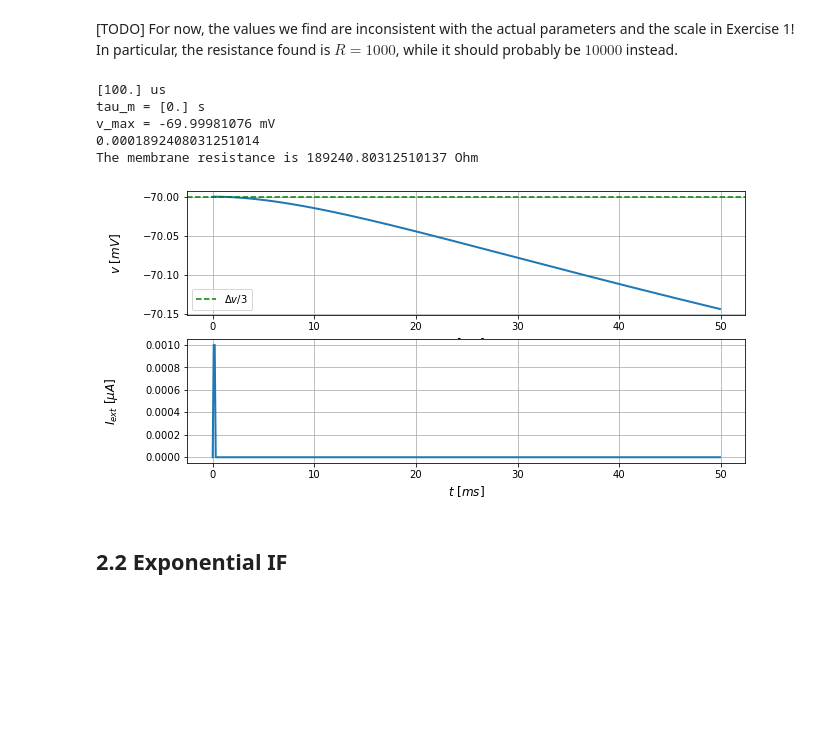
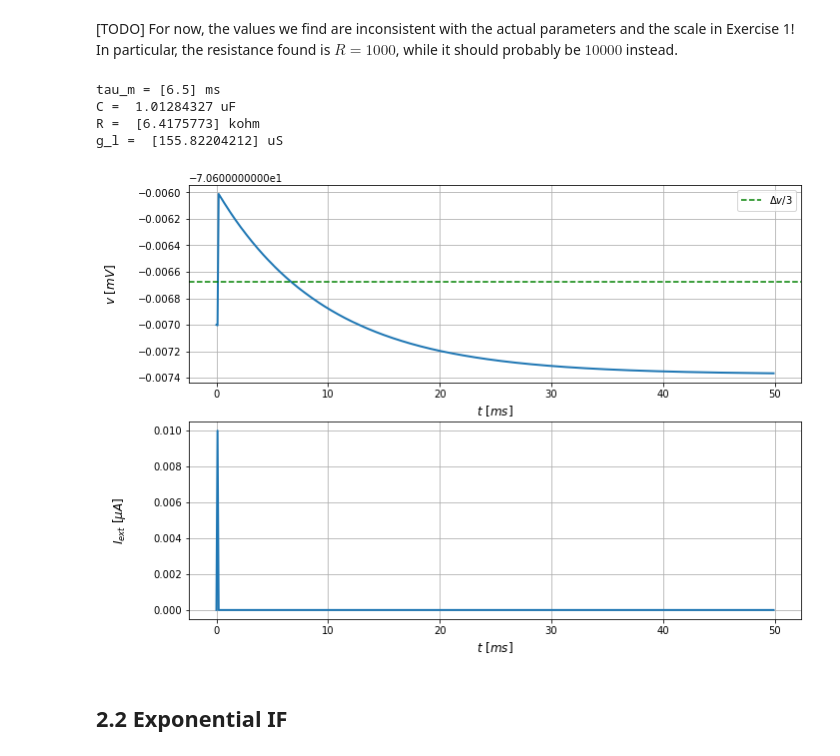
Before and after one commit to Thomas-debug-creator/SingleNeuron-HH2AdEx, a Jupyter notebook: cleaned_notebook.ipynb, the cells around one changed output. Cells and saved outputs as stored; diff of their text form; code cells hidden in the pictures; blank space fills up the shorter version.

```diff
--- a/cleaned_notebook.ipynb
+++ b/cleaned_notebook.ipynb
@@ -221,11 +221,11 @@ def simulate_HH_neuron_adaptive(input_current, simulation_time, ):
     neuron = b2.NeuronGroup(1, eqs, method="exponential_euler")
 
     # parameter initialization
-    neuron.vm = -70 * b2.mV
-    neuron.m = 0
-    neuron.h = 1
-    neuron.n = 0
-    neuron.p = 0
+    neuron.vm = -70.607 * b2.mV
+    neuron.m = 0.001459
+    neuron.h = 0.99972
+    neuron.n = 0.00584
+    neuron.p = 0.044756
 
     # tracking parameters
     st_mon = b2.StateMonitor(neuron, ["vm", "I_e", "m", "n", "h", "I_Na", "I_K", "I_M", "I_L", "p"], record=True)
@@ -704,63 +707,61 @@ We want to extract the passive membrane parameters by looking at plots of the ad
 [TODO] For now, the values we find are inconsistent with the actual parameters and the scale in Exercise 1! In particular, the resistance found is $R = 1000$, while it should probably be $10 000$ instead.
 # %%
 #time constant tau_m
-I_min = 1.0 *b2.namp
+I_min = 10 *b2.namp
 I_start = 1
-I_time = 1
+I_time = 0
 unit_time=0.1*b2.ms
 
 sim_time = 50
 current = input_factory.get_step_current(I_start, I_start + I_time, unit_time, I_min)
 state_monitor = simulate_HH_neuron_adaptive(current, sim_time * b2.ms)
 
-idx = np.argwhere(state_monitor.vm[0,0] - state_monitor.vm[0] > 1/3 * (state_monitor.vm[0,0] - max(state_monitor.vm[0])))
-
-v_line=state_monitor.vm[0,idx[1]]/b2.mV
+v_rest = state_monitor.vm[0,0]
+v_max = max(state_monitor.vm[0])
+idx = np.argwhere( state_monitor.vm[0] - v_rest < 1/3 * (v_max - v_rest))
+v_line=state_monitor.vm[0,idx[2]]/b2.mV
 times = state_monitor.t[idx]
-print(times[1])
-tau_m = (times[1] - 1 *I_time*unit_time)
+tau_m = (times[2] - state_monitor.t[2])
 print('tau_m =',tau_m)
 
-#Resistance R
-v_rest = -70 * b2.mV
-v_max = max(state_monitor.vm[0])
-R = ((v_max - v_rest)/b2.mV )/(I_min)
-print('v_max =', v_max)
-print((v_max - v_rest)/b2.mV)
-print(f'The membrane resistance is {R} Ohm')
+delta_t=0.1*b2.ms
+delta_v=v_max-v_rest
+C=I_min *delta_t/delta_v
+R=tau_m/C
+print('C = ', C)
+print('R = ', R)
+g_l = 1/R
+print('g_l = ', g_l)
 
 #plot_data(state_monitor, title="HH Neuron, adaptive model", model_type=ModelType.ADAPTIVE)
 
 #plot only the potential, with horizontal line
-plt.figure(figsize=(10,5))
-
+plt.figure(figsize=(11,8))
 plt.subplot(211)
 plt.plot(state_monitor.t / b2.ms, state_monitor.vm[0] / b2.mV, lw=2)
 plt.axhline(y=v_line, xmin=0, xmax=1, color='green', linestyle='--', label='$\Delta v / 3$')
 plt.xlabel("$t\ [ms]$", fontsize=12)
 plt.ylabel("$v\ [mV]$", fontsize=12, labelpad=20)
-
 plt.grid()
 plt.legend()
 
 plt.subplot(212)
 plt.plot(state_monitor.t / b2.ms, state_monitor.I_e[0] / b2.uamp, lw=2)
 # plt.axis((
 #     0,
 #     np.max(state_monitor.t / b2.ms),
 #     min(state_monitor.I_e[0] / b2.uamp) * 1.1,
 #     max(state_monitor.I_e[0] / b2.uamp) * 1.1
 # ))
 plt.xlabel("$t\ [ms]$", fontsize=12)
 plt.ylabel("$I_{ext}\ [\mu A]$", fontsize=12, labelpad=25)
 plt.grid()
 # %% [output]
-[100.] us
-tau_m = [0.] s
-v_max = -69.99981076 mV
-0.0001892408031251014
-The membrane resistance is 189240.80312510137 Ohm
+tau_m = [6.5] ms
+C =  1.01284327 uF
+R =  [6.4175773] kohm
+g_l =  [155.82204212] uS
-[figure, old version]
+[figure, new version]
 # %% [markdown]
 ## 2.2 Exponential IF
 # %% [markdown]
```
Also changed, not shown: parts of 5 cells of this notebook, 1 other file.
